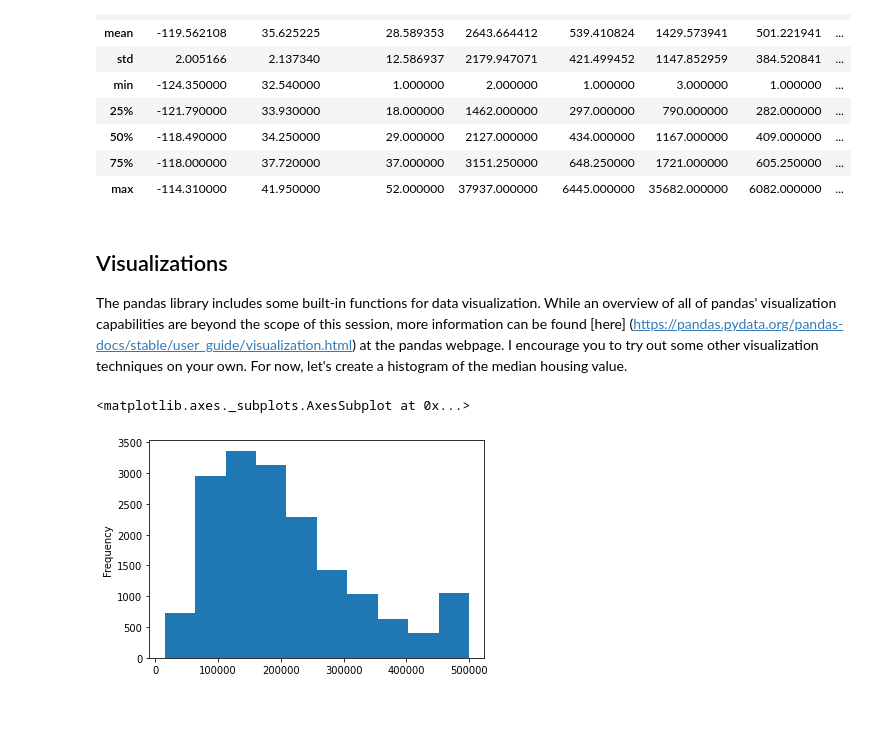
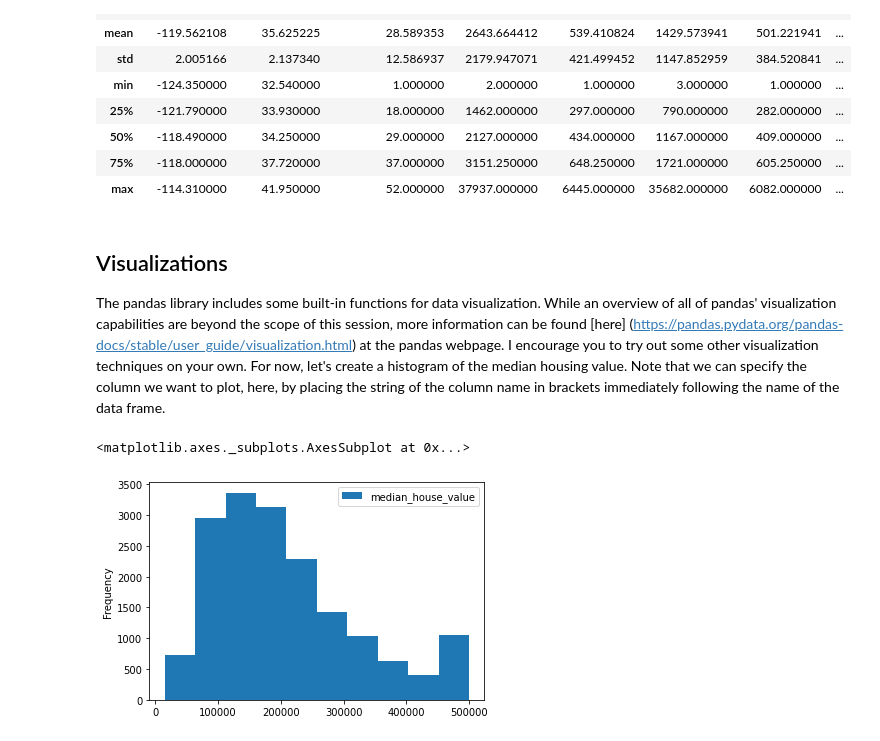
Before and after one commit to scottadams26/NM-lunch-and-learn, a Jupyter notebook: lunch_learn_20210318.ipynb, the cells around one changed output. Saved outputs shown, nothing was run; the diff lists cells and outputs as text; code cells hidden in the pictures; blank space fills up the shorter version.

```diff
--- a/lunch_learn_20210318.ipynb
+++ b/lunch_learn_20210318.ipynb
@@ -201,9 +183,9 @@ df.describe()
 # %% [markdown]
 ## Visualizations
 
-The pandas library includes some built-in functions for data visualization. While an overview of all of pandas' visualization capabilities are beyond the scope of this session, more information can be found [here] (https://pandas.pydata.org/pandas-docs/stable/user_guide/visualization.html) at the pandas webpage. I encourage you to try out some other visualization techniques on your own. For now, let's create a histogram of the median housing value.
+The pandas library includes some built-in functions for data visualization. While an overview of all of pandas' visualization capabilities are beyond the scope of this session, more information can be found [here] (https://pandas.pydata.org/pandas-docs/stable/user_guide/visualization.html) at the pandas webpage. I encourage you to try out some other visualization techniques on your own. For now, let's create a histogram of the median housing value. Note that we can specify the column we want to plot, here, by placing the string of the column name in brackets immediately following the name of the data frame.
 # %%
-df.loc[:, "median_house_value"].plot.hist()
+df["median_house_value"].plot.hist()
 # %% [output]
 <matplotlib.axes._subplots.AxesSubplot at 0x...>
-[figure, old version]
+[figure, new version]
```
Also changed, not shown: parts of 15 cells of this notebook.
